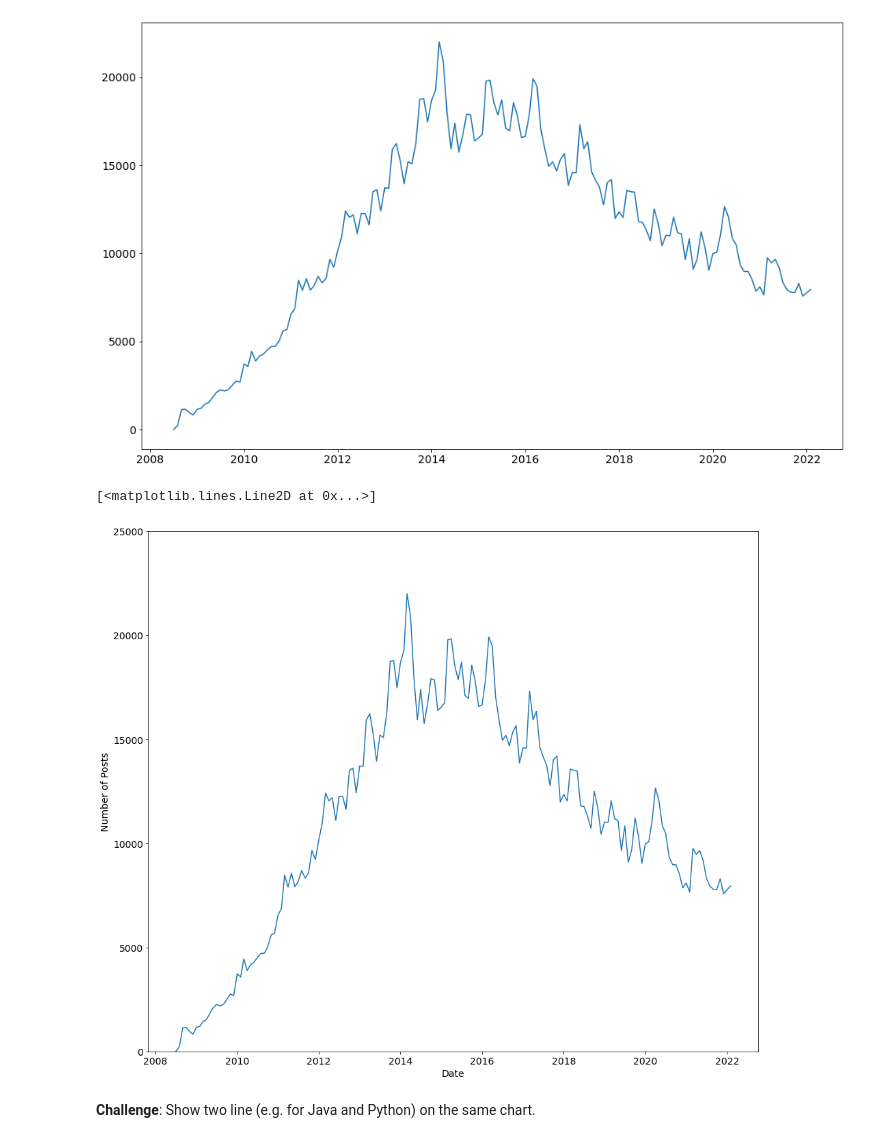
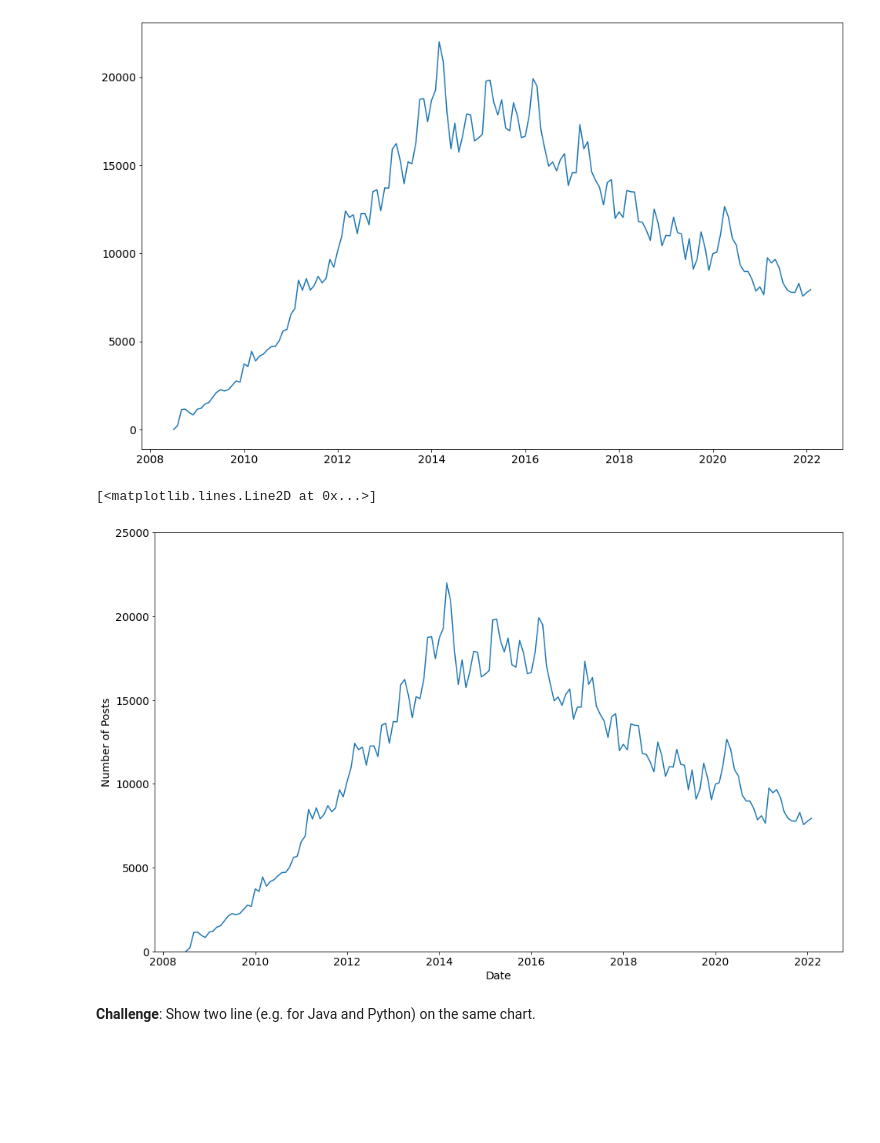
Before and after one commit to zoard-ehmann/100-days-of-python, a Jupyter notebook: Day72/Data_Visualisation/Programming_Languages.ipynb, the cells around one changed output. Saved outputs shown, nothing was run; the diff lists cells and outputs as text; code cells hidden in the pictures; blank space fills up the shorter version.

```diff
--- a/Day72/Data_Visualisation/Programming_Languages.ipynb
+++ b/Day72/Data_Visualisation/Programming_Languages.ipynb
@@ -233,16 +233,16 @@ plt.plot(reshaped_df.index, reshaped_df.java)
 [<matplotlib.lines.Line2D at 0x...>]
 [figure]
 # %%
-plt.figure(figsize=(16,14))
+plt.figure(figsize=(16,10))
 plt.xticks(fontsize=14)
 plt.yticks(fontsize=14)
 plt.xlabel('Date', fontsize=14)
 plt.ylabel('Number of Posts', fontsize=14)
 plt.ylim(0, 25000)
 plt.plot(reshaped_df.index, reshaped_df.java)
 # %% [output]
 [<matplotlib.lines.Line2D at 0x...>]
-[figure, old version]
+[figure, new version]
 # %% [markdown]
 **Challenge**: Show two line (e.g. for Java and Python) on the same chart.
 # %%
```
Also changed, not shown: parts of 7 cells of this notebook.
